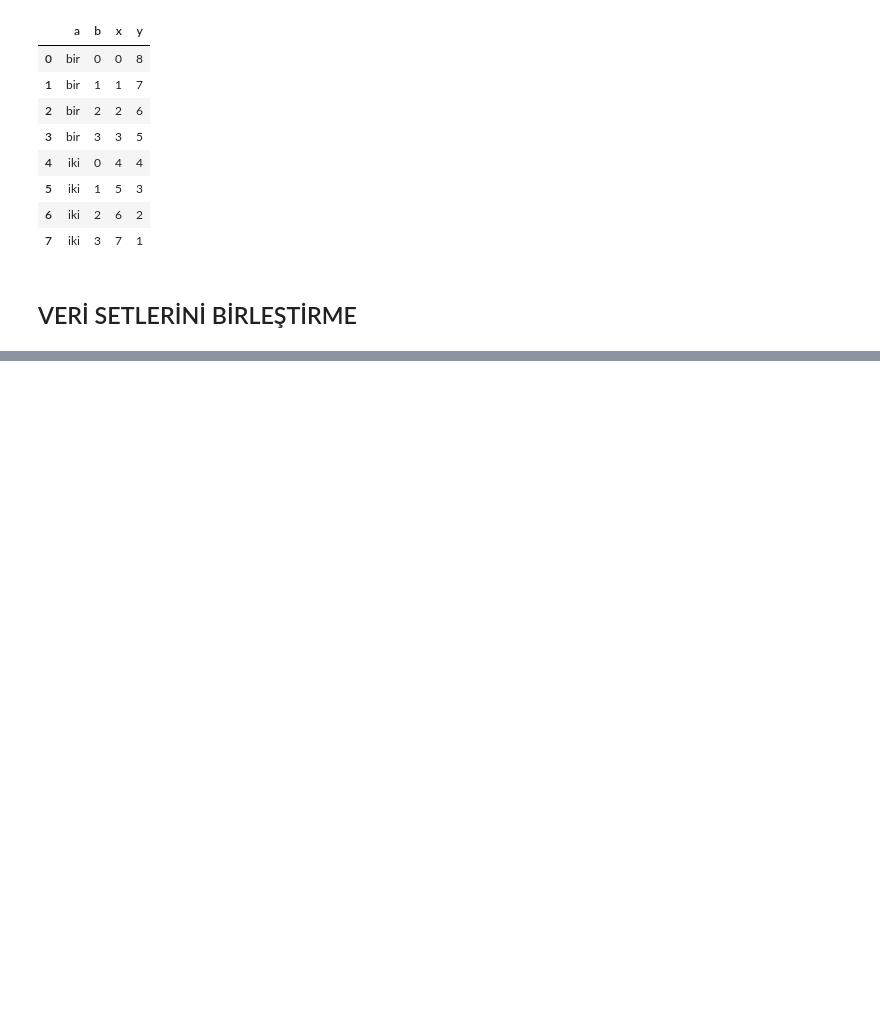
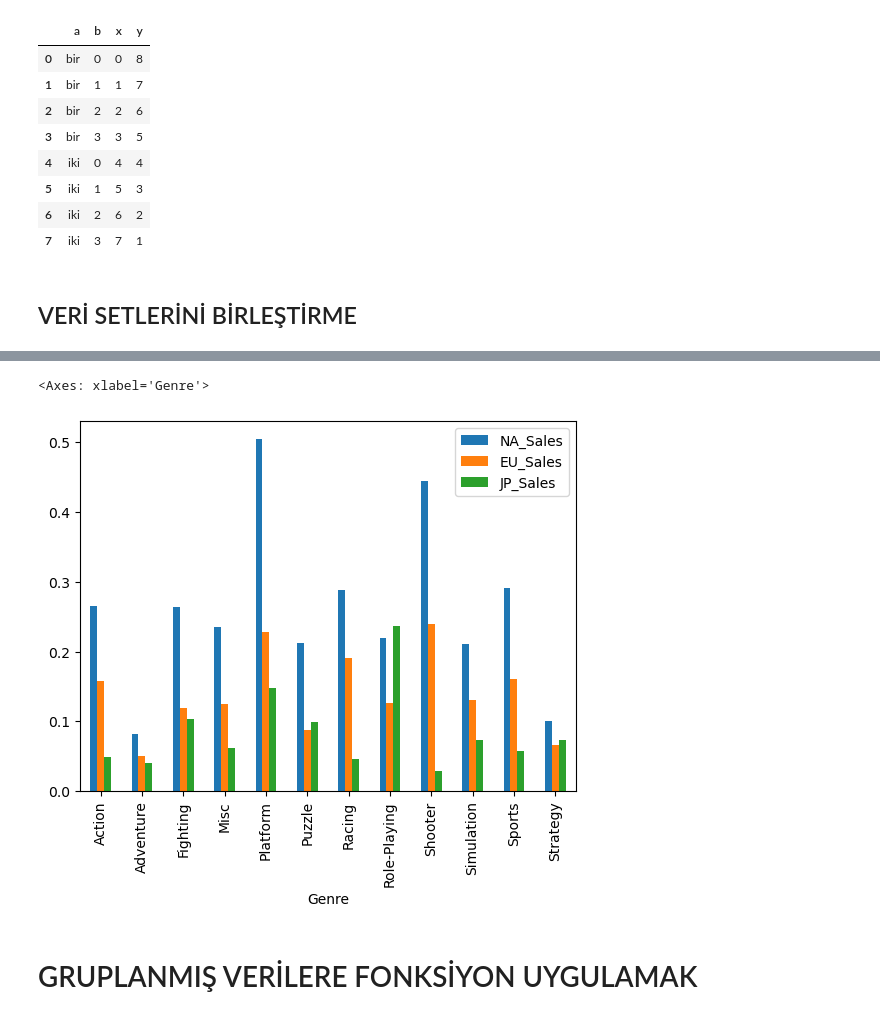
Before and after one commit to emreaytas/PYTHON2, a Jupyter notebook: PANDAS/BirVideodaPandas.ipynb, the cells around one changed output, grey strips where cells are left out. Cells and saved outputs as stored; diff of their text form; code cells hidden in the pictures; blank space fills up the shorter version.

```diff
--- a/PANDAS/BirVideodaPandas.ipynb
+++ b/PANDAS/BirVideodaPandas.ipynb
@@ -1593,0 +2298,4 @@ veri2.reset_index() # reset_index() ile veriseti eski haline gelmiş olur.
+# %%
+oyun = pd.read_csv("vgsalesGlobale.csv")
+oyun.head()
+print(oyun.dtypes)
@@ -1593,0 +2315,3 @@ veri2.reset_index() # reset_index() ile veriseti eski haline gelmiş olur.
+# %%
+grup = oyun.groupby("Genre")
+grup.mean()
@@ -1593,0 +2333,7 @@ veri2.reset_index() # reset_index() ile veriseti eski haline gelmiş olur.
+# %%
+grup[["NA_Sales","EU_Sales","JP_Sales"]].mean().plot(kind = "bar") # gruplanmış verilerden istenen sutunları alırız ve ortalamalarını alırız sonra grafiğe dökeriz.
+# %% [output]
+<Axes: xlabel='Genre'>
+[figure, added]
+# %% [markdown]
+# GRUPLANMIŞ VERİLERE FONKSİYON UYGULAMAK
```
Also changed, not shown: parts of 368 cells of this notebook, 10 other files.
